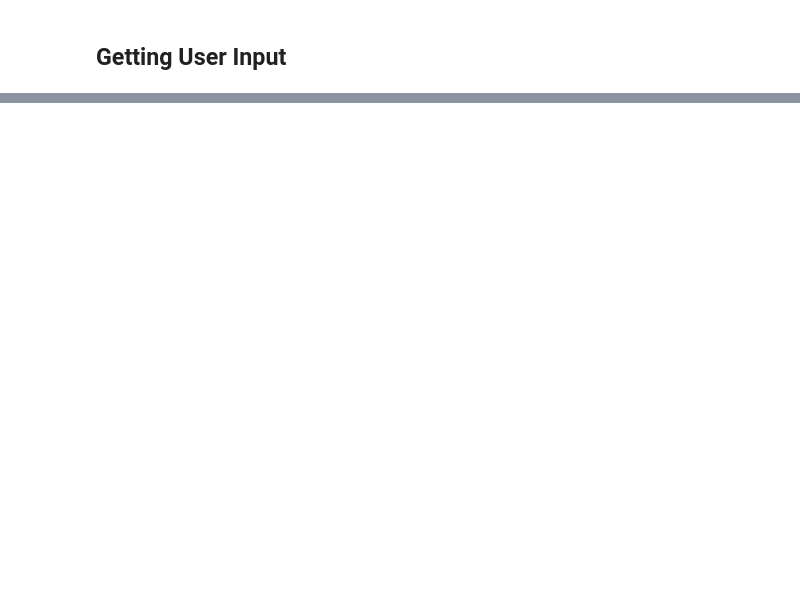
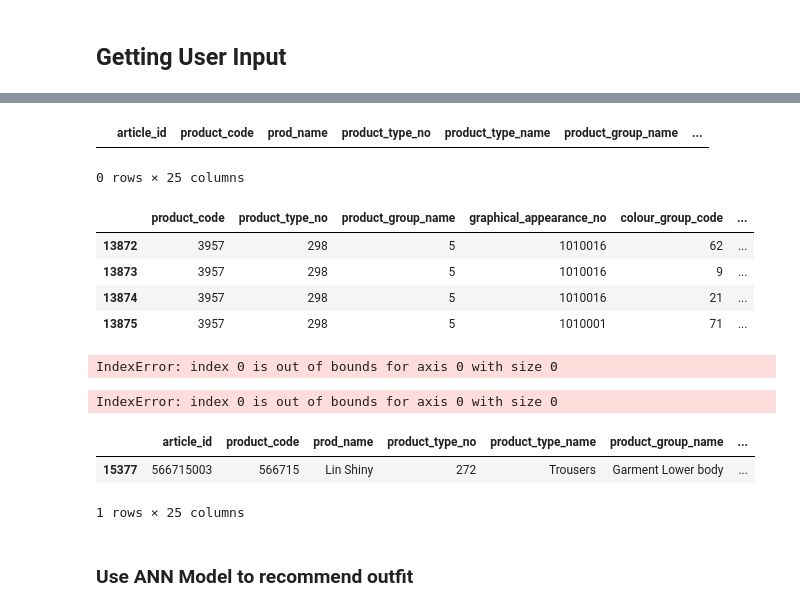
Before and after one commit to anbitasiregar/fashion-recommendations, a Jupyter notebook: notebooks/recommender_system.ipynb, the cells around one changed output, grey strips where cells are left out. Cells and saved outputs as stored; diff of their text form; code cells hidden in the pictures; blank space fills up the shorter version.

Commit message:
finally got recommender system to work
:

```diff
--- a/notebooks/recommender_system.ipynb
+++ b/notebooks/recommender_system.ipynb
@@ -360,0 +486,34 @@ filtered_features = scaler.transform(filtered_df.drop(["popularity", "product_co
+# %%
+articles_df[articles_df["product_code"] == recommended_outfit["product_code"]]
+# %% [output]
+|  | article_id | product_code | prod_name | product_type_no | product_type_name | product_group_name | ... |
+0 rows × 25 columns
+# %%
+modeldata_df[modeldata_df["product_code"] == 3957]
+# %% [output]
+|  | product_code | product_type_no | product_group_name | graphical_appearance_no | colour_group_code | ... |
+| 13872 | 3957 | 298 | 5 | 1010016 | 62 | ... |
+| 13873 | 3957 | 298 | 5 | 1010016 | 9 | ... |
+| 13874 | 3957 | 298 | 5 | 1010016 | 21 | ... |
+| 13875 | 3957 | 298 | 5 | 1010001 | 71 | ... |
+# %%
+# need to change it to be the product name from the code
+recommended_product_name = articles_df[articles_df["product_code"] == recommended_outfit["product_code"]]["prod_name"].values[0]
+recommended_product_name
+# %% [output]
+IndexError: index 0 is out of bounds for axis 0 with size 0
+# %%
+# need to change it to be the product name from the code
+recommended_product_name = articles_df[articles_df["product_code"] == recommended_outfit["product_code"]]["prod_name"].values[0]
+
+print(f"Recommended Outfit Based on Your Preference:\nProduct Name: {recommended_product_name}, Product Code: {recommended_outfit['product_code']}")
+# %% [output]
+IndexError: index 0 is out of bounds for axis 0 with size 0
+# %%
+articles_df[articles_df["product_code"] == 566715]
+# %% [output]
+|  | article_id | product_code | prod_name | product_type_no | product_type_name | product_group_name | ... |
+| 15377 | 566715003 | 566715 | Lin Shiny | 272 | Trousers | Garment Lower body | ... |
+1 rows × 25 columns
+# %% [markdown]
+### Use ANN Model to recommend outfit
```
Also changed, not shown: parts of 21 cells of this notebook, 1 other file.
